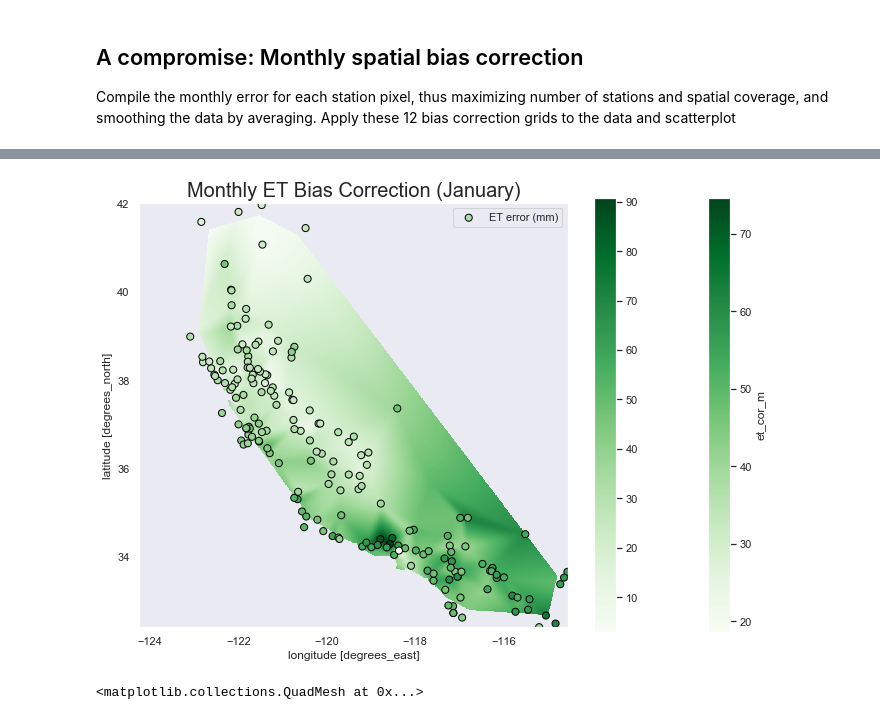
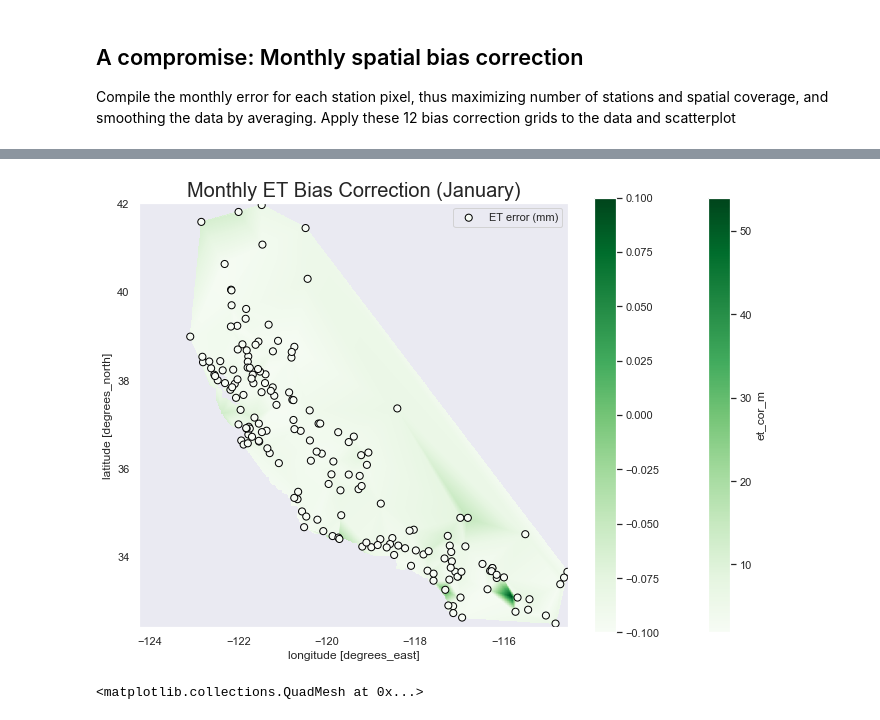
Before and after one commit to kashingtonDC/CIMIS, a Jupyter notebook: code/CIMIS.ipynb, the cells around one changed output, grey strips where cells are left out. Saved outputs shown, nothing was run; the diff lists cells and outputs as text; code cells hidden in the pictures.

```diff
--- a/code/CIMIS.ipynb
+++ b/code/CIMIS.ipynb
@@ -771,10 +767,14 @@ for i in range(1,13)[:]:
     for j in mdf.id.unique()[:]:
         sdf = mdf[mdf.id == j]
 
-        # Get the mean CIMIS ET error for that site / month
-        smm = np.nanmean(sdf.cimis_et.astype(float)) / np.nanstd(sdf.cimis_et.astype(float))
+        cim = np.nanmean(sdf.cimis_et.astype(float))
+        sseb = np.nanmean(sdf.ssebop_et.astype(float))
+
+        # Get the mean CIMIS ET that site / month
+        smm = np.nanmean(sdf.cimis_et.astype(float)) #  / np.nanstd(sdf.cimis_et.astype(float))
+
         # append to the dict in outer loop
-        mdf_mean[int(j)] = smm
+        mdf_mean[int(j)] = (cim - sseb) / cim
 
     # Make dataframe for each month, drop nans, write out
     mdf_df = pd.DataFrame(mdf_mean, index = [0]).T
@@ -824,7 +824,7 @@ for i in ds['et'][:]:
     month = pd.to_datetime(i.time.values).month
     monthcorarr = monthcors[month-1]
     monthcorarr =  np.nan_to_num(monthcorarr,0)
-    ds_mth = i + monthcorarr
+    ds_mth = i + i*monthcorarr
     outcors.append(ds_mth)
 # %%
 # after the loop re-combine the DataArrays
@@ -889,8 +889,9 @@ for i in ds['et'][:]:
     month = pd.to_datetime(i.time.values).month
     monthcorarr = monthcors[month-1]
     monthcorarr =  np.nan_to_num(monthcorarr,0)
-    ds_mth_cv = i*ds['cv'] + monthcorarr
-    ds_mth_cvws = i*ds['cvws']  + monthcorarr
+
+    ds_mth_cv = i*ds['cv'] + i*monthcorarr
+    ds_mth_cvws = i*ds['cvws']  + i*monthcorarr
     outcors_masked_cv.append(ds_mth_cv)
     outcors_masked_cvws.append(ds_mth_cvws)
 # %%
@@ -1014,16 +1058,16 @@ smooth = ndimage.filters.gaussian_filter(GD1, (5,5), mode='constant')
 # %%
 # Sanity check: Plot the spatial bias correction for January
 et_mean['et_cor_m'] = (et_mean*0) + GD1
 
 fig, ax=plt.subplots(figsize = (12,8))
 et_mean['et_cor_m'].plot(cmap = 'Greens', ax = ax)
-monthgrids[0].plot(column = 'et_m', markersize = 50, edgecolor = 'black', cmap = 'Greens',legend = True, label = "ET error (mm)", ax = ax)
+monthgrids[10].plot(column = 'et_m', markersize = 50, edgecolor = 'black', cmap = 'Greens',legend = True, label = "ET error (mm)", ax = ax)
 plt.title('''Monthly ET Bias Correction (January)''', size = 20)
 
 plt.legend()
 plt.show()
 # %% [output]
-[figure, old version]
+[figure, new version]
 # %%
 # See what a sample correction looks like:
 # %%
```
Also changed, not shown: parts of 15 cells of this notebook, 2 other files.
